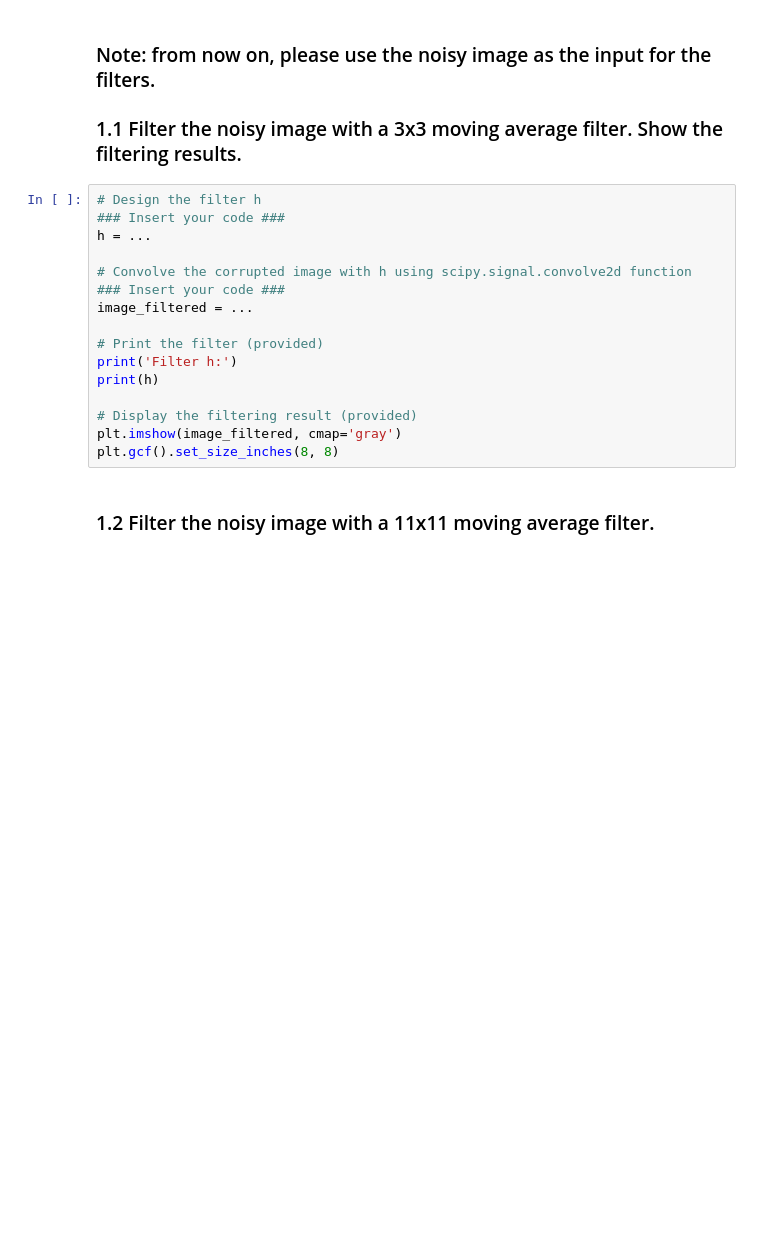
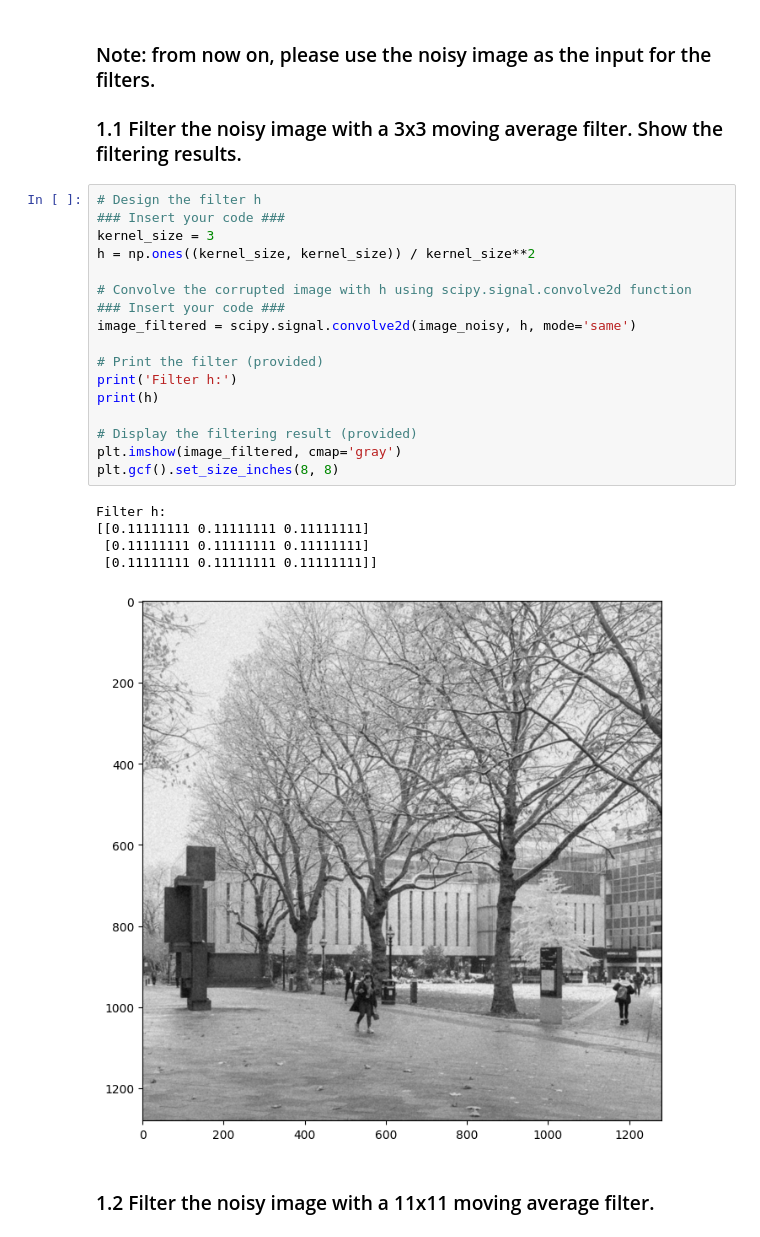
Before and after one commit to abhivir-42/computer-vision-image-filtering, a Jupyter notebook: coursework_01.ipynb, the cells around one changed output. Saved outputs shown, nothing was run; the diff lists cells and outputs as text; blank space fills up the shorter version.

Commit message:
Filter noisy image with moving average filter

```diff
--- a/coursework_01.ipynb
+++ b/coursework_01.ipynb
@@ -54,19 +62,26 @@ plt.gcf().set_size_inches(8, 8)
 # %%
 # Design the filter h
 ### Insert your code ###
-h = ...
+kernel_size = 3
+h = np.ones((kernel_size, kernel_size)) / kernel_size**2
 
 # Convolve the corrupted image with h using scipy.signal.convolve2d function
 ### Insert your code ###
-image_filtered = ...
+image_filtered = scipy.signal.convolve2d(image_noisy, h, mode='same')
 
 # Print the filter (provided)
 print('Filter h:')
 print(h)
 
 # Display the filtering result (provided)
 plt.imshow(image_filtered, cmap='gray')
 plt.gcf().set_size_inches(8, 8)
+# %% [output]
+Filter h:
+[[0.11111111 0.11111111 0.11111111]
+ [0.11111111 0.11111111 0.11111111]
+ [0.11111111 0.11111111 0.11111111]]
+[figure, added]
 # %% [markdown]
 ### 1.2 Filter the noisy image with a 11x11 moving average filter.
 # %%
```
Also changed, not shown: parts of 6 cells of this notebook.
